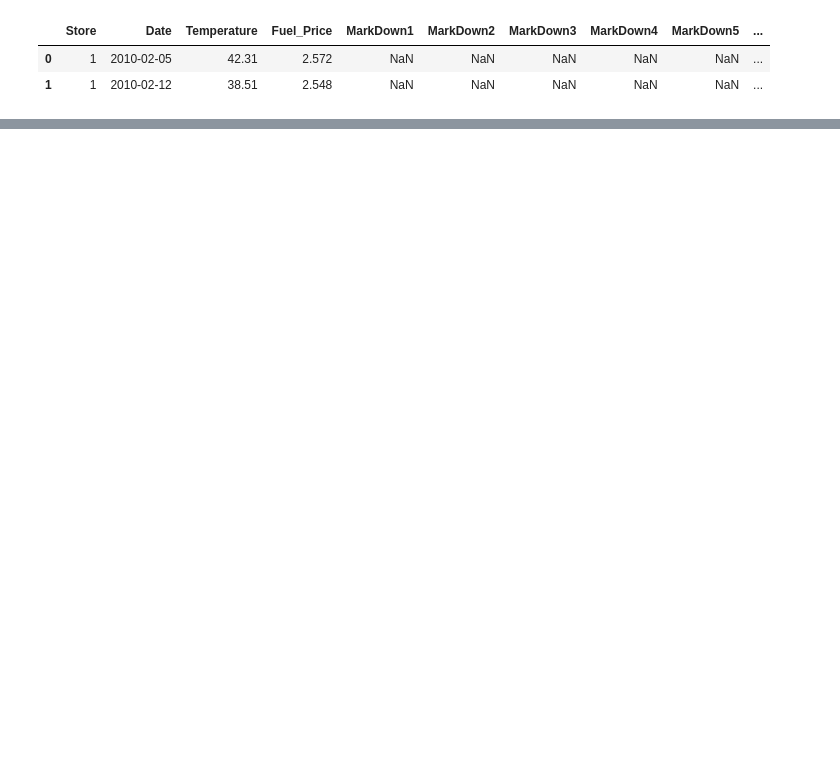
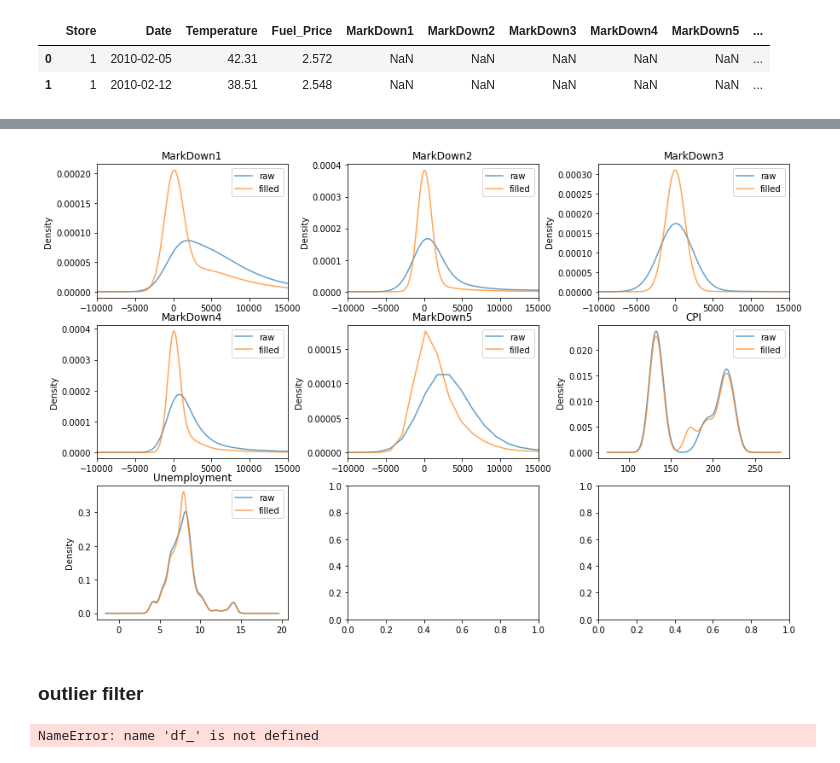
Before and after one commit to thomatrixting/Walmart_analysis, a Jupyter notebook: notebooks/0.0-thomas-data_processing.ipynb, the cells around one changed output, grey strips where cells are left out. Drawn from its saved outputs; the diff is of its cells as text; code cells hidden in the pictures; blank space fills up the shorter version.

```diff
--- a/notebooks/0.0-thomas-data_processing.ipynb
+++ b/notebooks/0.0-thomas-data_processing.ipynb
@@ -160,3 +131,24 @@ df_raw.head(2)
+# %%
+fig,axs = plt.subplots(3,3,figsize=(12,8))
+plt.tight_layout(w_pad=4)
+columns = ['MarkDown1','MarkDown2','MarkDown3','MarkDown4','MarkDown5','CPI','Unemployment']
+
+for feature, ax in zip(columns,axs.flatten()):
+    df_raw[feature].plot(kind='kde',label=f'raw',ax=ax,alpha=0.7)
+    df_filled[feature].plot(kind='kde',label=f'filled',ax=ax,alpha=0.7)
+
+    if feature.startswith('MarkDown'):
+        ax.set_xlim(-10000,15000)
+    ax.set_title(feature)
+    ax.legend(loc="upper right")
+# %% [output]
+[figure, added]
+# %% [markdown]
+### outlier filter
+# %%
+df_
+# %% [output]
+NameError: name 'df_' is not defined
 # %% [markdown]
 <a style='text-decoration:none;line-height:16px;display:flex;color:#5B5B62;padding:10px;justify-content:end;' href='https://deepnote.com?utm_source=created-in-deepnote-cell&projectId=740c3fbb-6503-48b5-8790-fc69ebaa42e0' target="_blank">
 <img alt='Created in deepnote.com' style='display:inline;max-height:16px;margin:0px;margin-right:7.5px;' src='embedded-picture-1' > </img>
```
Also changed, not shown: parts of 6 cells of this notebook, 2 other files.
